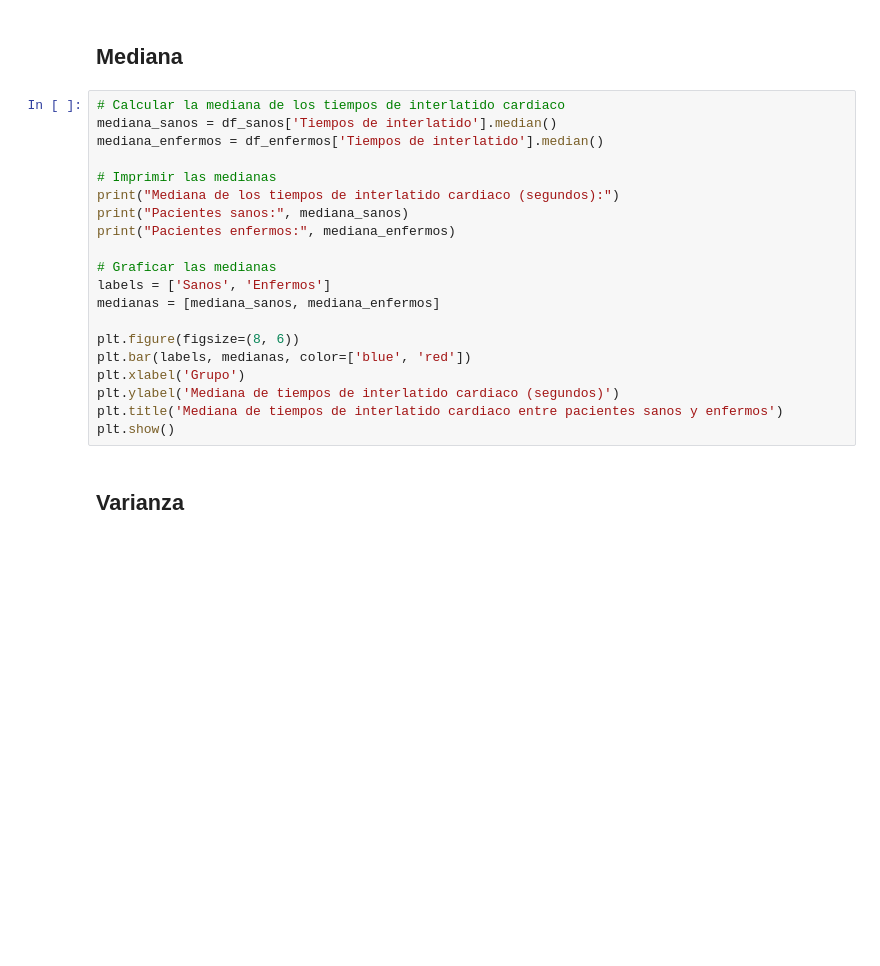
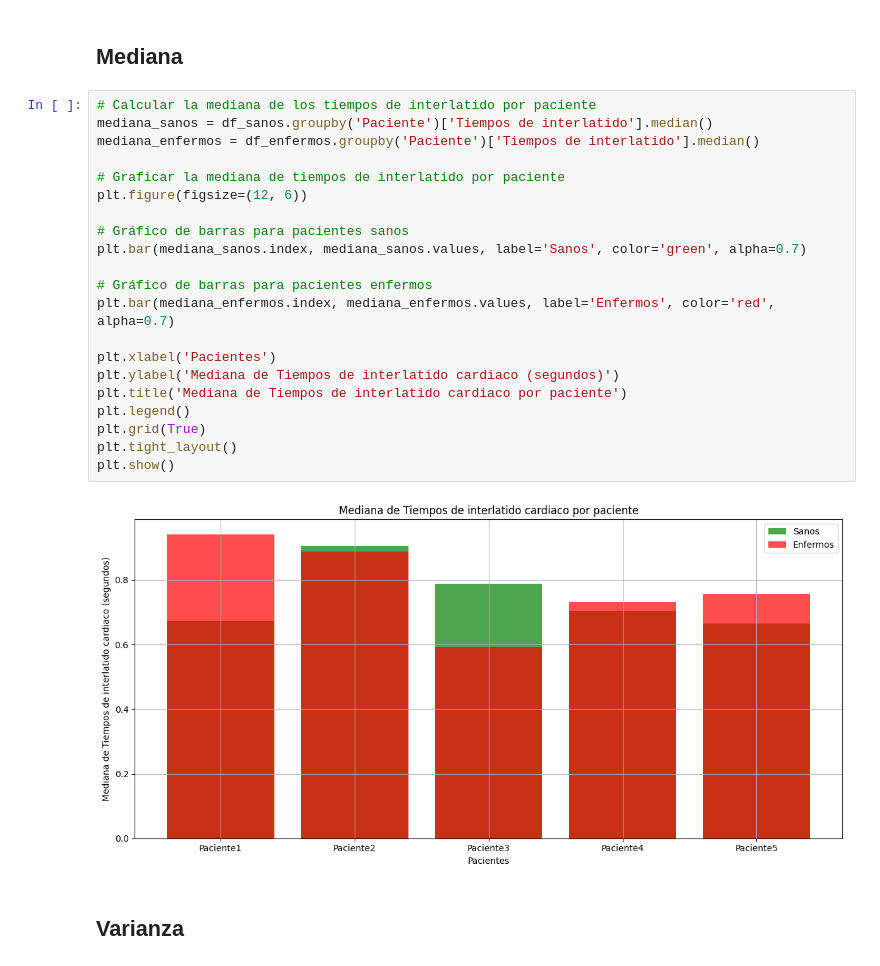
Before and after one commit to ThonnyRG/pacientes_enfermos_y_sanos_analisis, a Jupyter notebook: DATOS_BIOESTADÍSTICOS.ipynb, the cells around one changed output. Saved outputs shown, nothing was run; the diff lists cells and outputs as text; blank space fills up the shorter version.

```diff
--- a/DATOS_BIOESTADÍSTICOS.ipynb
+++ b/DATOS_BIOESTADÍSTICOS.ipynb
@@ -144,24 +146,27 @@ Pacientes enfermos: 0.7551424653403501
 # %% [markdown]
 ## Mediana
 # %%
-# Calcular la mediana de los tiempos de interlatido cardiaco
-mediana_sanos = df_sanos['Tiempos de interlatido'].median()
-mediana_enfermos = df_enfermos['Tiempos de interlatido'].median()
+# Calcular la mediana de los tiempos de interlatido por paciente
+mediana_sanos = df_sanos.groupby('Paciente')['Tiempos de interlatido'].median()
+mediana_enfermos = df_enfermos.groupby('Paciente')['Tiempos de interlatido'].median()
 
-# Imprimir las medianas
-print("Mediana de los tiempos de interlatido cardiaco (segundos):")
-print("Pacientes sanos:", mediana_sanos)
-print("Pacientes enfermos:", mediana_enfermos)
+# Graficar la mediana de tiempos de interlatido por paciente
+plt.figure(figsize=(12, 6))
 
-# Graficar las medianas
-labels = ['Sanos', 'Enfermos']
-medianas = [mediana_sanos, mediana_enfermos]
+# Gráfico de barras para pacientes sanos
+plt.bar(mediana_sanos.index, mediana_sanos.values, label='Sanos', color='green', alpha=0.7)
 
-plt.figure(figsize=(8, 6))
-plt.bar(labels, medianas, color=['blue', 'red'])
-plt.xlabel('Grupo')
-plt.ylabel('Mediana de tiempos de interlatido cardiaco (segundos)')
-plt.title('Mediana de tiempos de interlatido cardiaco entre pacientes sanos y enfermos')
+# Gráfico de barras para pacientes enfermos
+plt.bar(mediana_enfermos.index, mediana_enfermos.values, label='Enfermos', color='red', alpha=0.7)
+
+plt.xlabel('Pacientes')
+plt.ylabel('Mediana de Tiempos de interlatido cardiaco (segundos)')
+plt.title('Mediana de Tiempos de interlatido cardiaco por paciente')
+plt.legend()
+plt.grid(True)
+plt.tight_layout()
 plt.show()
+# %% [output]
+[figure, added]
 # %% [markdown]
 ## Varianza
```
Also changed, not shown: parts of 13 cells of this notebook.
